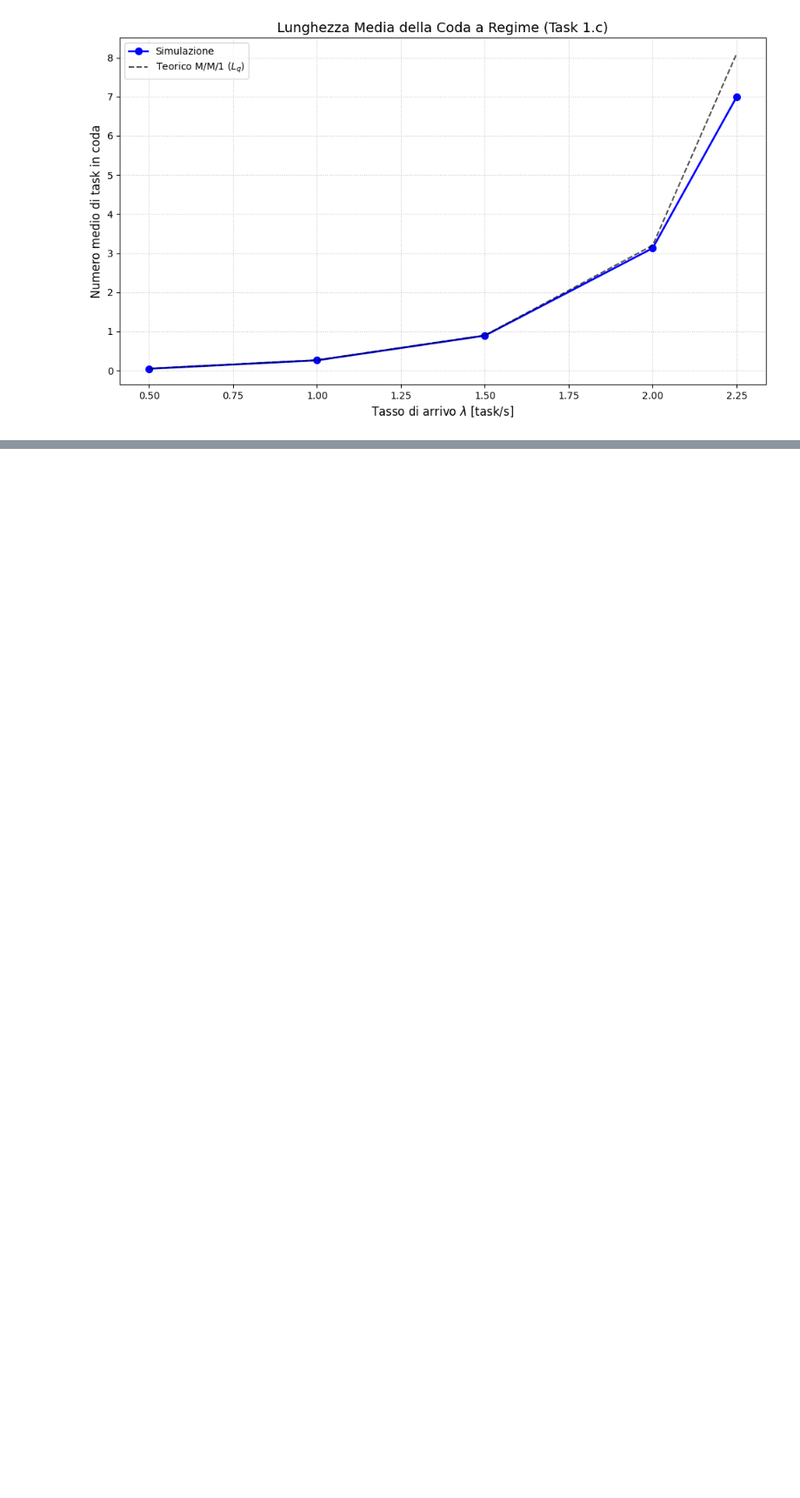
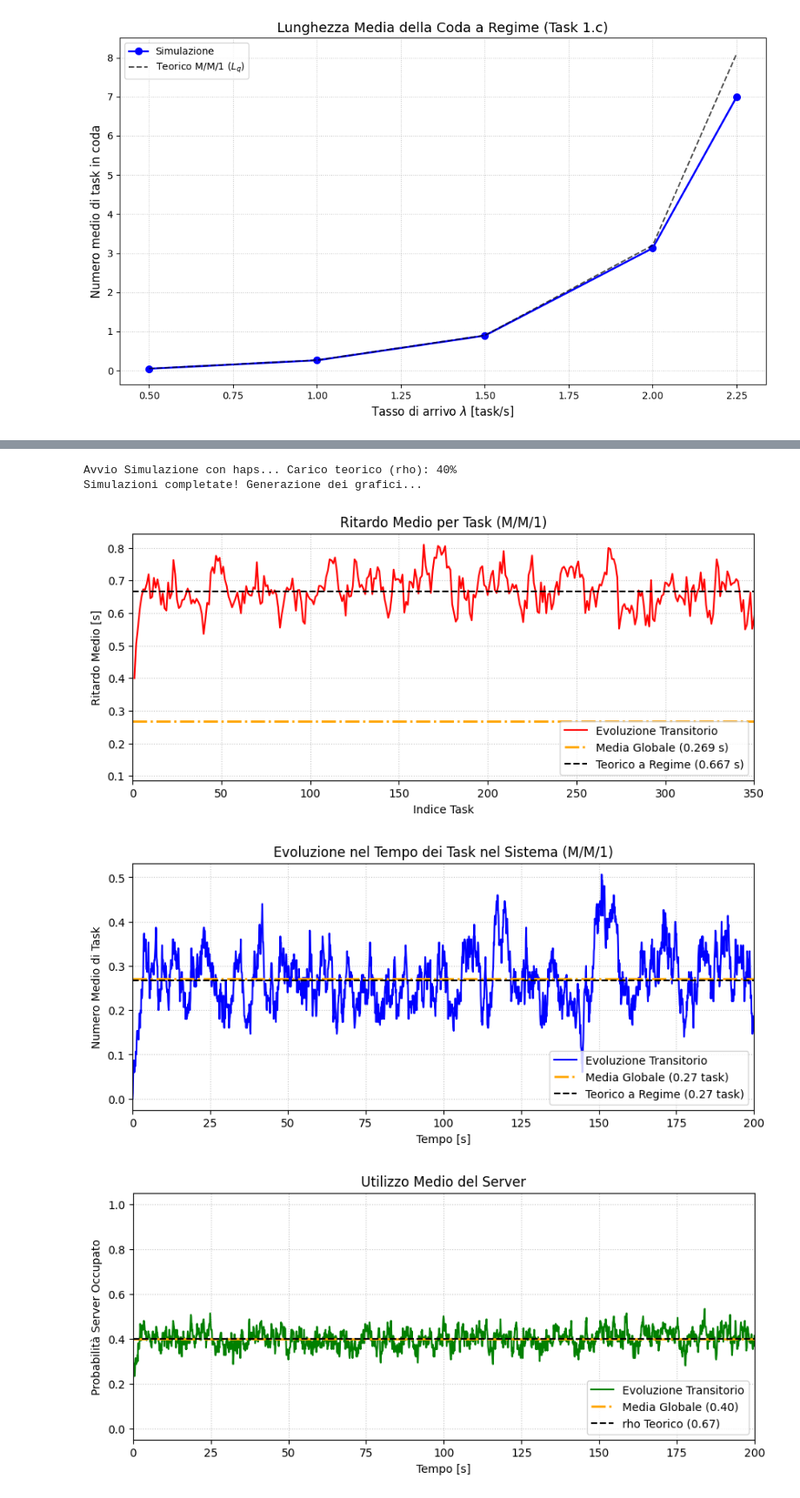
Before and after one commit to Gaspaflav/Management, a Jupyter notebook: prova_5.ipynb, the cells around one changed output, grey strips where cells are left out. Shown at 87% size. Saved outputs shown, nothing was run; the diff lists cells and outputs as text; code cells hidden in the pictures; blank space fills up the shorter version.

```diff
--- a/prova_5.ipynb
+++ b/prova_5.ipynb
@@ -586,0 +610,16 @@ plt.show()
+# %%
+#funzione per calcolare il tempo di arrivo di una task inviata dall'HAPS usando un parametro R_ur and L della task
+def haps_arrival(time, FES, node, task, event_counter, R_ur=5e8):
+    # Calcolo del tempo di arrivo al HAPS (trasmissione + ritardo di rete)
+
+    if not node.server_busy:
+            node.server_busy = True
+
+            actual_C = random.expovariate(1.0 / task.C)
+            T_s = actual_C / node.f_loc
+            network_delay = task.L/R_ur
+            arrival_time_haps = time + network_delay+T_s
+
+            heapq.heappush(FES, (arrival_time_haps, next(event_counter), 'local_departure', node, task, event_counter))
+    else:
+            node.queue.append(task)
@@ -586,0 +718,48 @@ plt.show()
+# %%
+# ==========================================
+# ESECUZIONE SIMULATORE: ENSEMBLE AVERAGE
+# ==========================================
+
+# 1. Definizione dei parametri fisici
+params = {'L': 1e6, 'C': 1e8, 'D_max': 0.5}
+lambda_node = 5
+f_loc_node = 2.5*1e8
+f_loc_haps = 1*1e9  # HAPS più veloce del nodo locale
+# Calcolo del tasso di servizio per le linee teoriche (mu = 1e9 / 1e8 = 10 task/s)
+mu_rate = f_loc_test / params['C']
+mu_rate_haps = f_loc_haps / params['C']
+probability_offload = 0.8 # 30% dei task vengono offloadati al HAPS
+rho_node= max(lambda_node*probability_offload/ mu_rate_haps , lambda_node*(1-probability_offload)/ mu_rate)
+print(f"Avvio Simulazione con haps... Carico teorico (rho): {rho_node:.0%}")
+
+# 2. Lancio delle 50 repliche indipendenti
+# (Ricorda: la funzione restituisce 5 elementi, usiamo '_' per ignorare la matrice grezza se non ci serve)
+t_grid, a_queue, a_util, a_queue_haps, a_util_haps, a_delay, all_delays = run_multiple_sims_node_HAPS_interaction(
+    num_runs=150,
+    tasks_to_complete=2500,
+    time_limit=200.0,
+    lambda_rate=lambda_node,
+    f_loc_node=f_loc_node,
+    f_loc_haps=f_loc_haps,
+    params_Ks=params,
+    alpha=1.0,
+    probability_offload=probability_offload  # 30% dei task vengono offloadati al HAPS
+)
+
+
+print("Simulazioni completate! Generazione dei grafici...")
+
+# 3. Plotting dei risultati con le baselines teoriche
+plot_avg_delay(a_delay, lambda_node*(1-probability_offload), mu_rate, zoom_tasks=350)
+plot_avg_queue(t_grid, a_queue, lambda_node*(1-probability_offload), mu_rate, zoom_time=200)  # Zoom sui primi 200 secondi per vedere meglio il transitorio
+plot_avg_utilization(t_grid, a_util, lambda_node*(1-probability_offload), mu_rate, zoom_time=200)  # Zoom sui primi 200 secondi per vedere meglio il transitorio
+
+ # Zoom sui primi 200 task per vedere meglio il transitorio
+plot_avg_queue(t_grid, a_queue_haps, lambda_node*probability_offload, mu_rate_haps)  # Zoom sui primi 200 secondi per vedere meglio il transitorio
+plot_avg_utilization(t_grid, a_util_haps, lambda_node*probability_offload, mu_rate_haps, zoom_time=200)  # Zoom sui primi 200 secondi per vedere meglio il transitorio
+# %% [output]
+Avvio Simulazione con haps... Carico teorico (rho): 40%
+Simulazioni completate! Generazione dei grafici...
+[figure, added]
+[figure, added]
+[figure, added]
```
Also changed, not shown: parts of 20 cells of this notebook, 1 other file.
